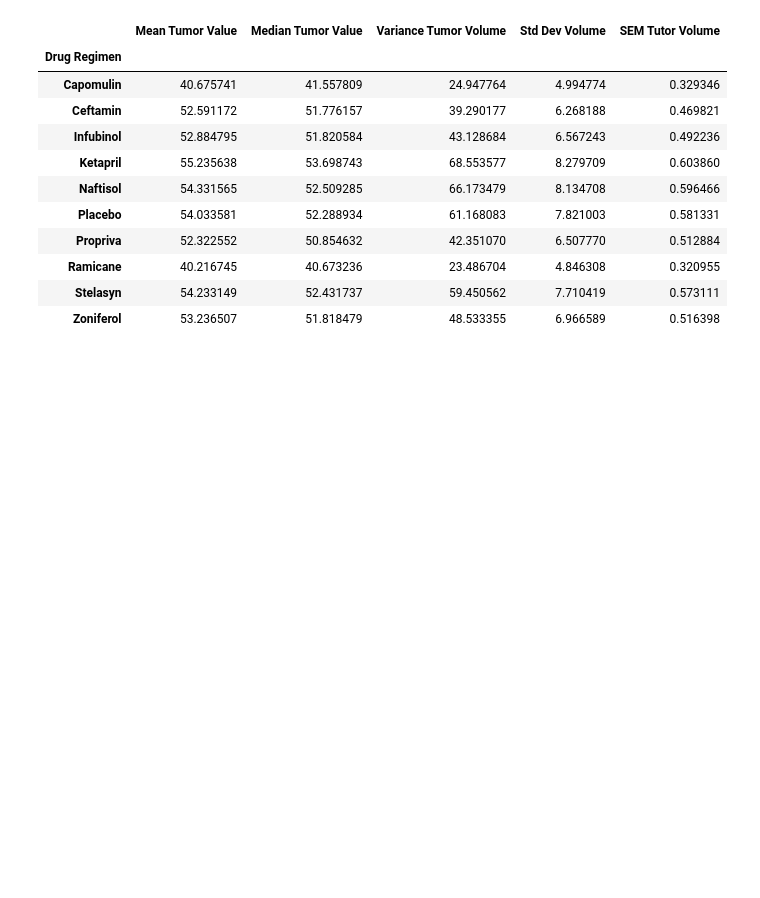
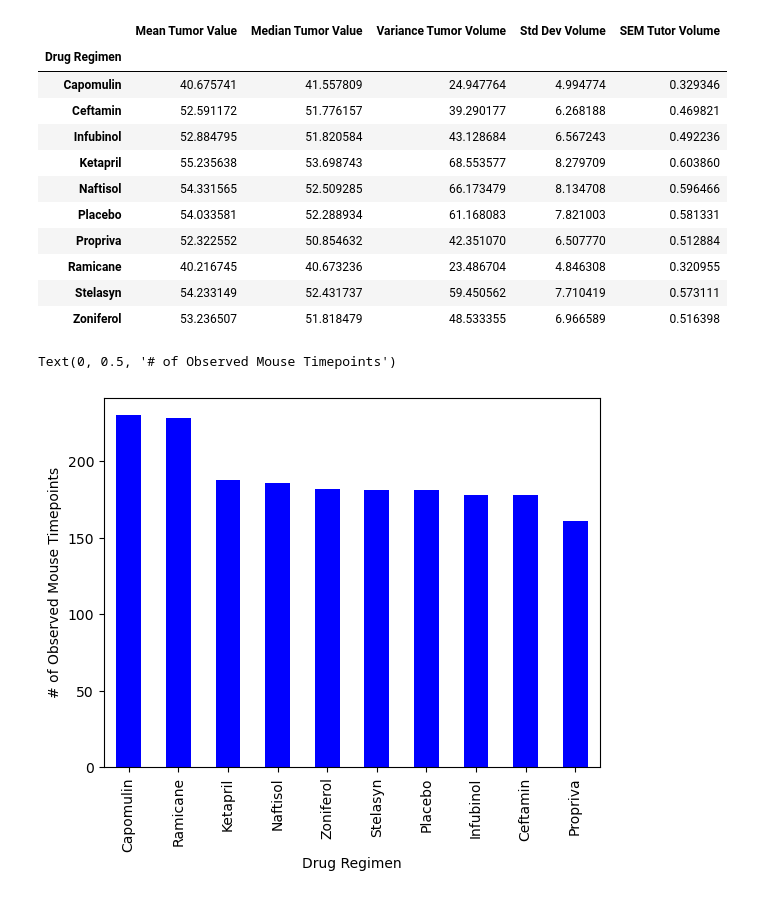
Before and after one commit to shaylahong/matplotlib-challenge, a Jupyter notebook: Pymaceuticals.ipynb, the cells around one changed output. Saved outputs shown, nothing was run; the diff lists cells and outputs as text; code cells hidden in the pictures; blank space fills up the shorter version.

```diff
--- a/Pymaceuticals.ipynb
+++ b/Pymaceuticals.ipynb
@@ -123,3 +123,12 @@ summary_statistics
 | Ramicane | 40.216745 | 40.673236 | 23.486704 | 4.846308 | 0.320955 |
 | Stelasyn | 54.233149 | 52.431737 | 59.450562 | 7.710419 | 0.573111 |
 | Zoniferol | 53.236507 | 51.818479 | 48.533355 | 6.966589 | 0.516398 |
+# %%
+# Bar using Pandas
+drug_regimen_mouse_id = data_merged['Drug Regimen'].value_counts()
+drug_regimen_mouse_id.plot(kind='bar', rot=90, color='blue')
+plt.xlabel('Drug Regimen')
+plt.ylabel('# of Observed Mouse Timepoints')
+# %% [output]
+Text(0, 0.5, '# of Observed Mouse Timepoints')
+[figure, added]
```
Also changed, not shown: parts of 5 cells of this notebook.
